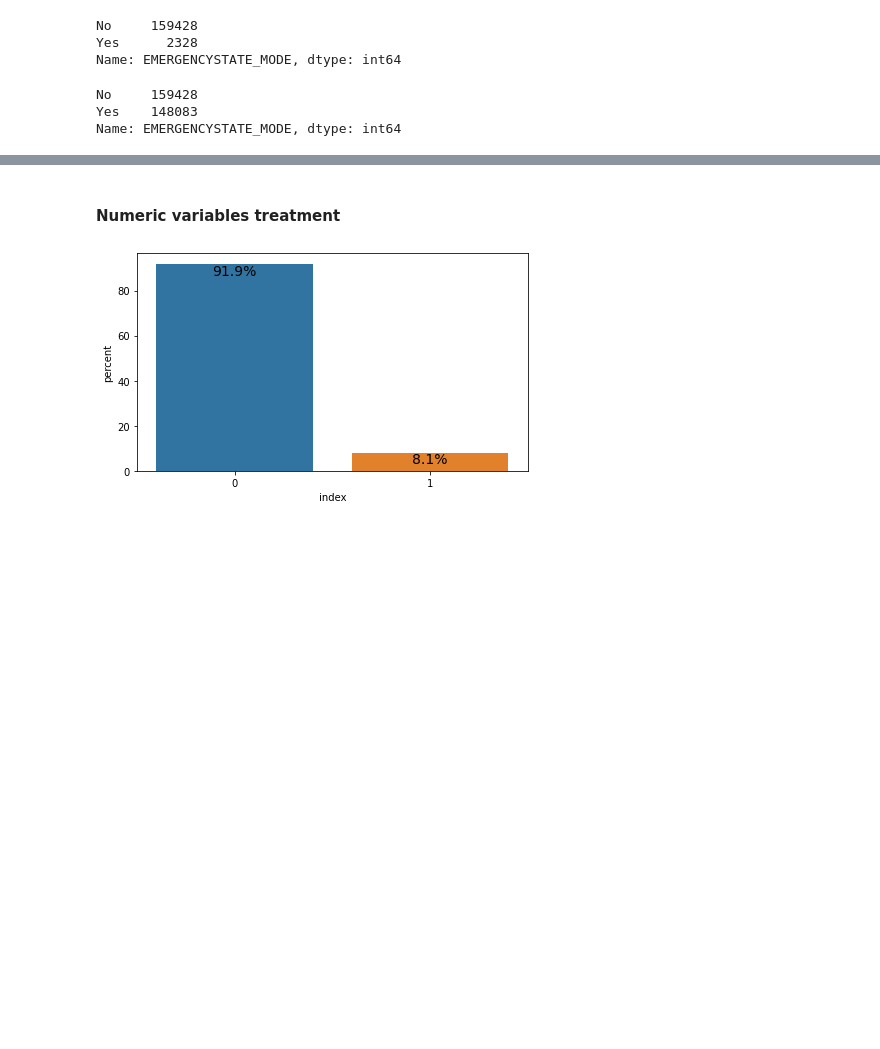
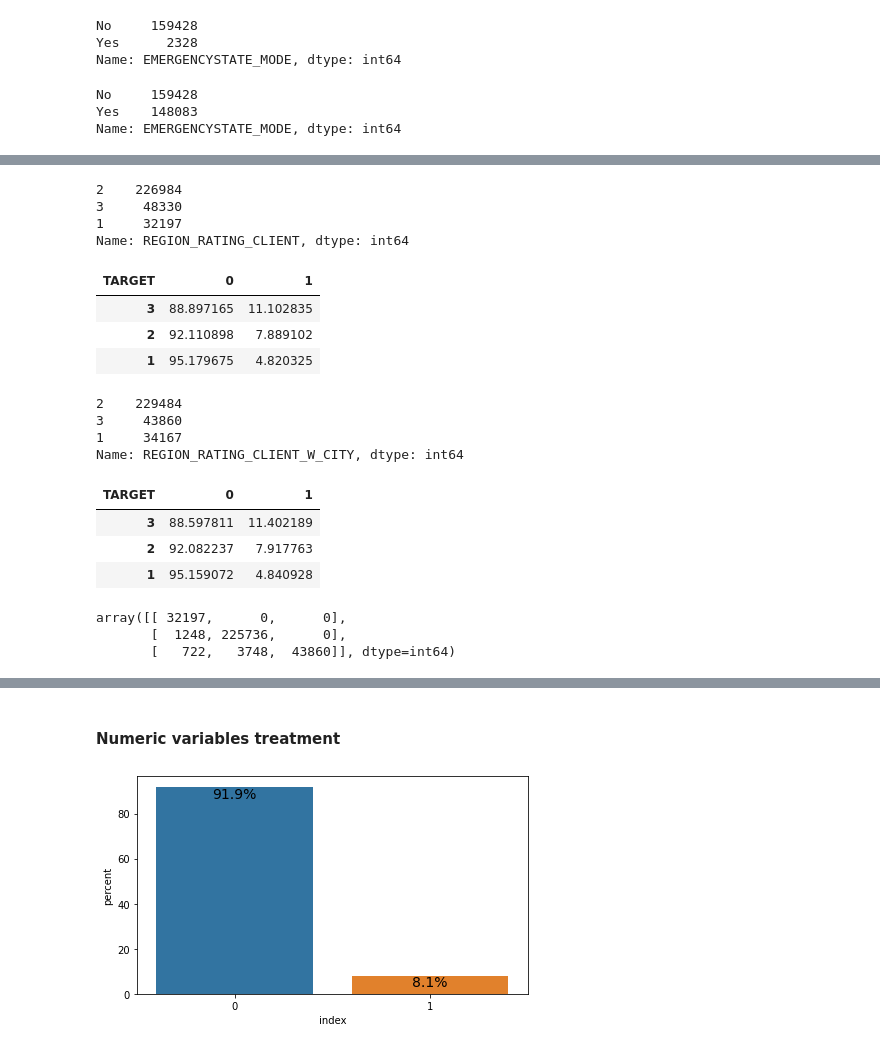
Before and after one commit to VeronikaBerezhnaia/OC_P7_credit_scoring, a Jupyter notebook: Implementez_modele_scoring.ipynb, the cells around one changed output, grey strips where cells are left out. Saved outputs shown, nothing was run; the diff lists cells and outputs as text; code cells hidden in the pictures; blank space fills up the shorter version.

```diff
--- a/Implementez_modele_scoring.ipynb
+++ b/Implementez_modele_scoring.ipynb
@@ -939,0 +1095,60 @@ Name: EMERGENCYSTATE_MODE, dtype: int64
+# %%
+# find_most_risky('CNT_CHILDREN') # correlation, but not linear. on rare values the curve starts jumping
+
+# find_most_risky('FLAG_MOBIL') # 1 person without mobile, target 0. DROP THIS FEATURE
+# find_most_risky('FLAG_EMP_PHONE') # 8.6 vs 5.4 (55,000 people)
+# find_most_risky('FLAG_WORK_PHONE') # 9.6 vs 7.7(61,000 people) drop? no
+
+# find_most_risky('FLAG_CONT_MOBILE') # 8.1 vs 7.8(574 people) DROP THIS FEATURE
+# find_most_risky('FLAG_PHONE') # 8.5 vs 7.0 (86,000 people)
+
+# find_most_risky('FLAG_EMAIL') #  8.1 vs 7.9 (17400 people) DROP THIS FEATURE
+find_most_risky('REGION_RATING_CLIENT') # 11%, 7% and 4% fail. absolutely need to include.
+
+find_most_risky('REGION_RATING_CLIENT_W_CITY') # 11%, 7% and 4% fail. check whether correlates with REGION_RATING_CLIENT
+# find_most_risky('HOUR_APPR_PROCESS_START') # kinda peak at 22,23,24=0. shall I replace 0 with 24? next peak is 5,6,7 am, but surprisingly not 1,2,3,4 am
+# find_most_risky('REG_REGION_NOT_LIVE_REGION') # 8.1 vs 9.3 (4500 people) drop? no
+# find_most_risky('REG_REGION_NOT_WORK_REGION') # 8.1 vs 8.9 (15,000 people) drop? no
+# find_most_risky('LIVE_REGION_NOT_WORK_REGION') # 8.1 vs 8.4 (12,000 people) drop? no
+# find_most_risky('REG_CITY_NOT_LIVE_CITY') # 7.7 vs 12.2 (24,000 people) high correlation: important feature!
+# find_most_risky('REG_CITY_NOT_WORK_CITY') # 7.3 vs 10.6 (70,000 people)
+# find_most_risky('LIVE_CITY_NOT_WORK_CITY') # 7.6 vs 10.0 (55,people)
+# find_most_risky('FLAG_DOCUMENT_2') # 30% fail with 1 (of 30 people), 8% fail with no
+# find_most_risky('FLAG_DOCUMENT_3') # 8.8 vs 6.1 to fail. drop? no
+# find_most_risky('FLAG_DOCUMENT_4') # 25 people have flag, target 0 of 25. it's like doc2 but inverse
+# find_most_risky('FLAG_DOCUMENT_5') # 8.07 vs 8.0. DROP THIS FEATURE
+# find_most_risky('FLAG_DOCUMENT_6') # 8.3 vs 5.56 to fail
+# find_most_risky('FLAG_DOCUMENT_7') # 8.1 vs 5.1 to fail, 57 people have it. drop? no
+# find_most_risky('FLAG_DOCUMENT_8') # 8.1 vs 7.3 to fail. 25,000 people have it. drop? no
+# find_most_risky('FLAG_DOCUMENT_9') # 8.1 vs 6.1 to fail.  1200 people have it. drop? no
+
+# find_most_risky('FLAG_DOCUMENT_10') # 7 people have flag, target 0 of 7. DROP THIS FEATURE
+# find_most_risky('FLAG_DOCUMENT_11') # 8.1 vs 6.2 to fail, 1203 pepole have it. drop? no
+# find_most_risky('FLAG_DOCUMENT_12')  # 2 people have flag, target 0 of 2. drop? no. but only 2 people
+# find_most_risky('FLAG_DOCUMENT_13') # 8.1 (all) vs 2.7 (1200 people)
+# find_most_risky('FLAG_DOCUMENT_14') # 8.1 vs 3.3 (903 people)
+# find_most_risky('FLAG_DOCUMENT_15') # 8.1 vs 3.0 (372 people)
+# find_most_risky('FLAG_DOCUMENT_16') # 8.1 vs 4.9 (3,000 people)
+# find_most_risky('FLAG_DOCUMENT_17') # 8.1 vs 2.4 (82 people). drop? no. but there are few people
+# find_most_risky('FLAG_DOCUMENT_18') # 8.1 vs 5.7 (2500 people)
+# find_most_risky('FLAG_DOCUMENT_19') # 8.1 vs 6.55 (183 people). drop? no. but there are few people
+
+# find_most_risky('FLAG_DOCUMENT_20') # 8.1 vs 8.3(156 people). DROP THIS FEATURE
+# find_most_risky('FLAG_DOCUMENT_21') # 8.1 vs 13.6 (103 people)
+# %% [output]
+2    226984
+3     48330
+1     32197
+Name: REGION_RATING_CLIENT, dtype: int64
+| TARGET | 0 | 1 |
+| 3 | 88.897165 | 11.102835 |
+| 2 | 92.110898 | 7.889102 |
+| 1 | 95.179675 | 4.820325 |
+2    229484
+3     43860
+1     34167
+Name: REGION_RATING_CLIENT_W_CITY, dtype: int64
+| TARGET | 0 | 1 |
+| 3 | 88.597811 | 11.402189 |
+| 2 | 92.082237 | 7.917763 |
+| 1 | 95.159072 | 4.840928 |
@@ -939,0 +1157,6 @@ Name: EMERGENCYSTATE_MODE, dtype: int64
+# %%
+confusion_matrix(selectcol.REGION_RATING_CLIENT, selectcol.REGION_RATING_CLIENT_W_CITY)
+# %% [output]
+array([[ 32197,      0,      0],
+       [  1248, 225736,      0],
+       [   722,   3748,  43860]], dtype=int64)
```
Also changed, not shown: parts of 30 cells of this notebook.
